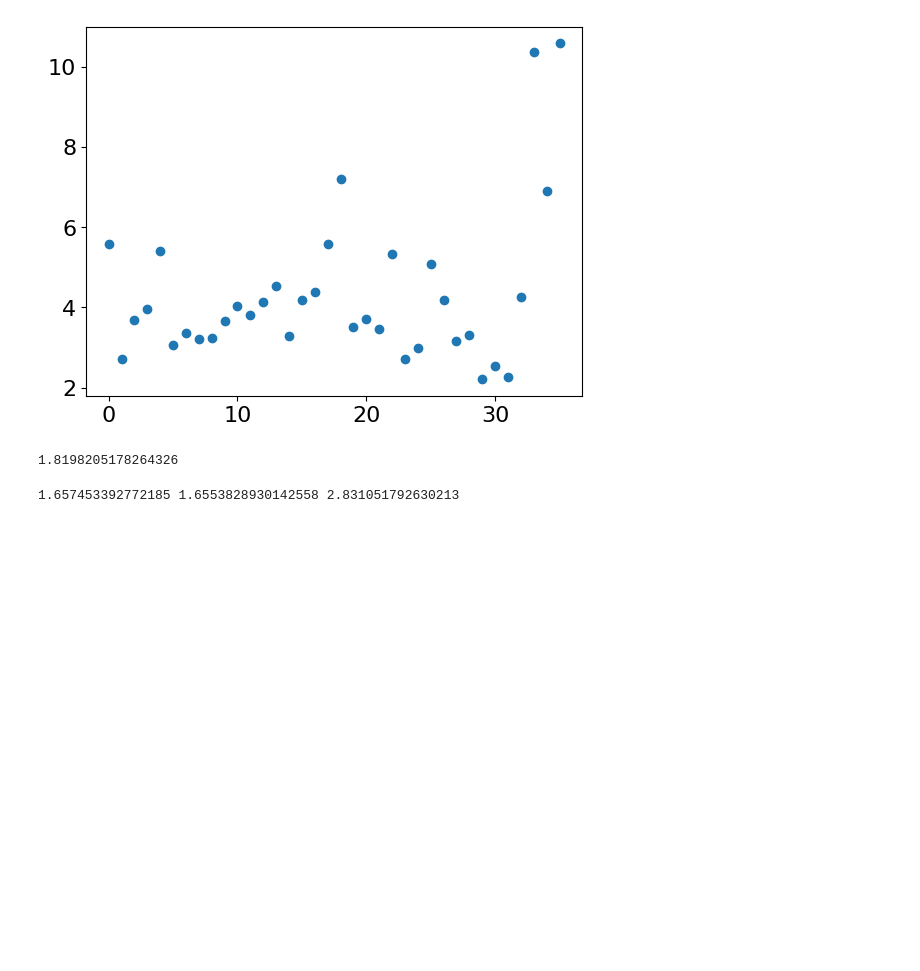
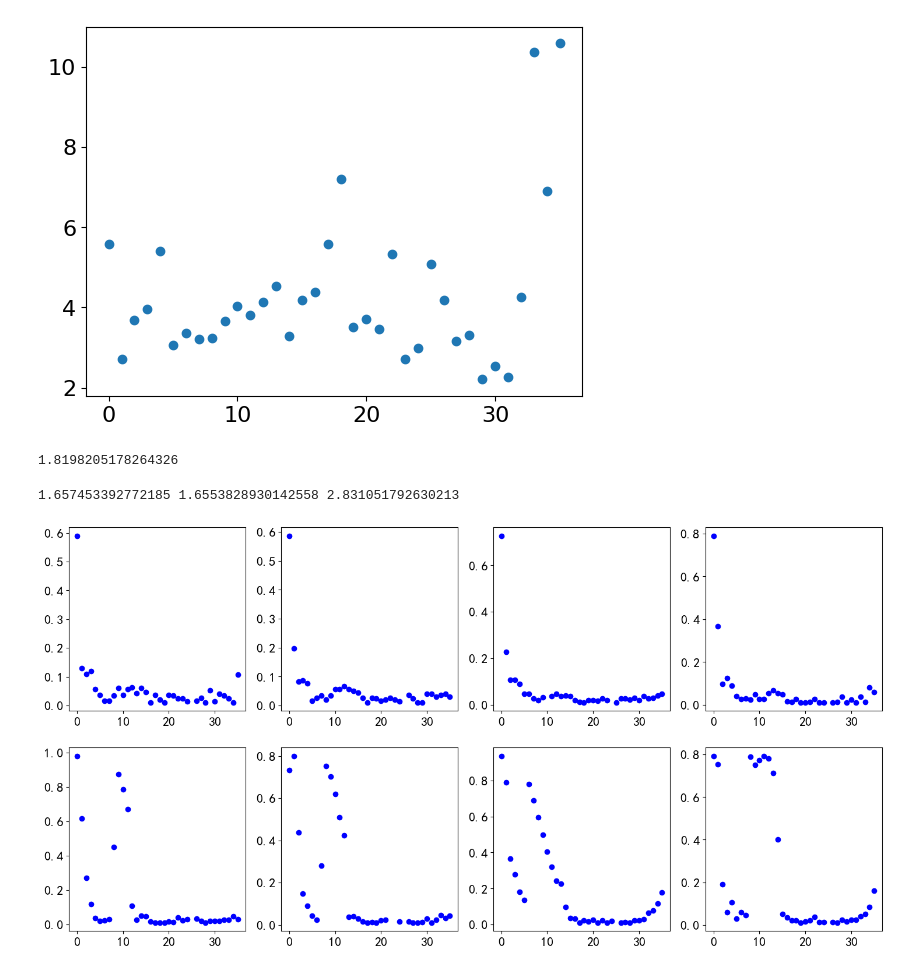
Before and after one commit to lindliu/pristi, a Jupyter notebook: PriSTI_m_5/visualize_examples (copy).ipynb, the cells around one changed output. Cells and saved outputs as stored; diff of their text form; code cells hidden in the pictures; blank space fills up the shorter version.

```diff
--- a/PriSTI_m_5/visualize_examples (copy).ipynb
+++ b/PriSTI_m_5/visualize_examples (copy).ipynb
@@ -192,3 +211,22 @@ std_3 = np.mean(np.std(ddd[:,:,:,[25, 32, 33, 34, 35]], axis=0))
 print(std_1, std_2, std_3)
 # %% [output]
 1.657453392772185 1.6553828930142558 2.831051792630213
+# %%
+
+dataind = 5
+
+plt.rcParams["font.size"] = 16
+fig, axes = plt.subplots(nrows=2, ncols=4,figsize=(18.0, 9.0))
+axes = axes.flatten()
+for i, k in enumerate([0,1,2,3,25,32,33,34]):
+    df = pd.DataFrame({"x":np.arange(0,L), "val":all_target_np[dataind,:,k], "y":all_evalpoint_np[dataind,:,k]})
+    df = df[df.y != 0]
+    df2 = pd.DataFrame({"x":np.arange(0,L), "val":all_target_np[dataind,:,k], "y":all_given_np[dataind,:,k]})
+    df2 = df2[df2.y != 0]
+
+    axes[i].plot(df.x,df.val, color = 'b',marker = 'o', linestyle='None')
+    axes[i].plot(df2.x,df2.val, color = 'b',marker = 'o', linestyle='None')
+
+# fig.savefig('fig.png')
+# %% [output]
+[figure, added]
```
Also changed, not shown: parts of 7 cells of this notebook, 56 other files.
